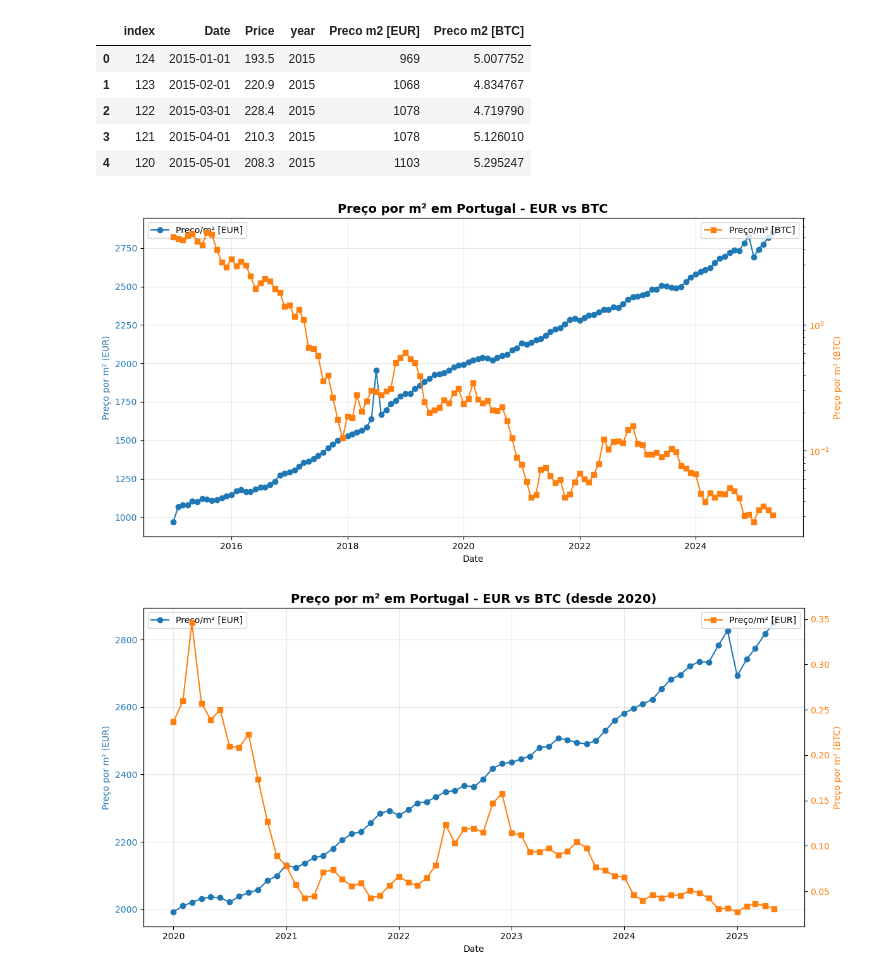
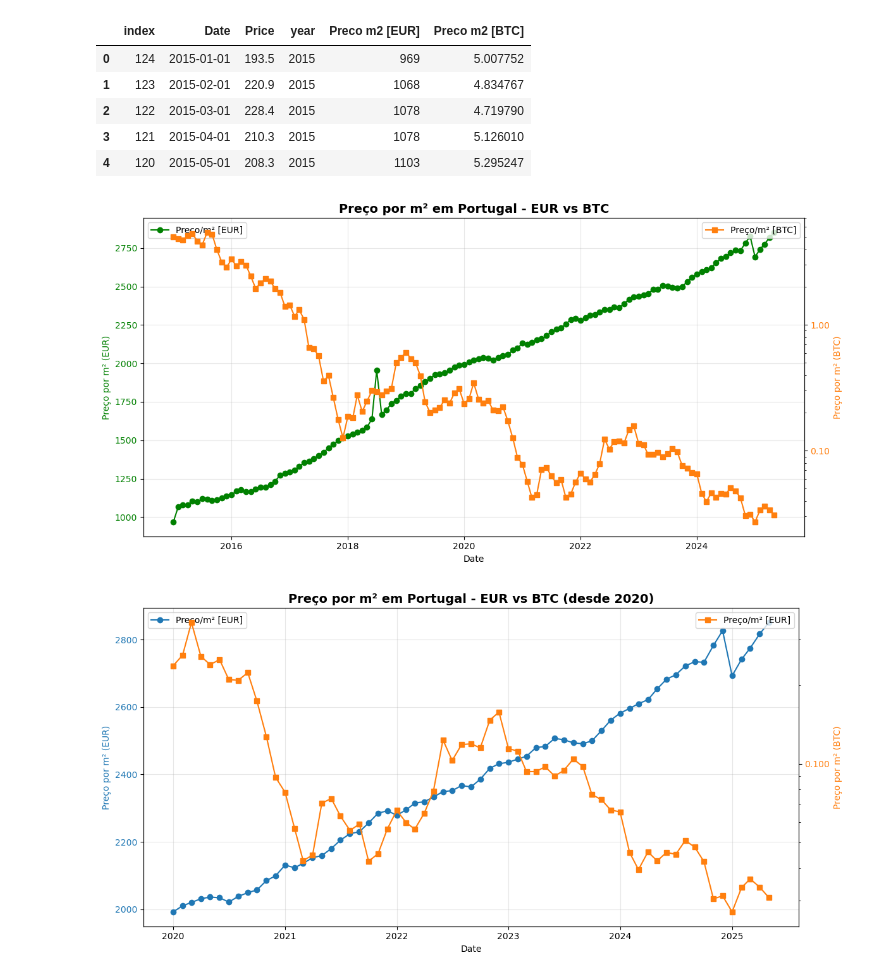
Before and after one commit to andrebarros6/pprbitcoin, a Jupyter notebook: ppr-bitcoin.ipynb, the cells around one changed output. Cells and saved outputs as stored; diff of their text form; code cells hidden in the pictures.

```diff
--- a/ppr-bitcoin.ipynb
+++ b/ppr-bitcoin.ipynb
@@ -201,16 +202,19 @@ color1 = 'tab:blue'
 ax1.set_xlabel('Date')
 
 
-ax1.set_ylabel('Preço por m² (EUR)', color=color1)
-ax1.plot(df['Date'], df['Preco m2 [EUR]'], color=color1, marker='o', label='Preço/m² [EUR]')
-ax1.tick_params(axis='y', labelcolor=color1)
+ax1.set_ylabel('Preço por m² (EUR)', color='green')
+ax1.plot(df['Date'], df['Preco m2 [EUR]'], color='green', marker='o', label='Preço/m² [EUR]')
+ax1.tick_params(axis='y', labelcolor='green')
 ax1.grid(True, alpha=0.3)
 
 # Create second y-axis for Bitcoin price
 ax2 = ax1.twinx()
 color2 = 'tab:orange'
 ax2.set_ylabel('Preço por m² (BTC)', color=color2)
+
 ax2.set_yscale('log')
+ax2.yaxis.set_major_formatter(ticker.ScalarFormatter(useMathText=False))
+
 ax2.plot(df['Date'], df['Preco m2 [BTC]'], color=color2, marker='s', label='Preço/m² [BTC]')
 ax2.tick_params(axis='y', labelcolor=color2)
 
@@ -222,7 +226,7 @@ ax2.legend(loc='upper right')
 plt.tight_layout()
 plt.show()
 # %% [output]
-[figure, old version]
+[figure, new version]
 # %%
 # making a new graph with only data from 2020
 
@@ -230,31 +234,36 @@ df_2020 = df[df['Date'] >= '2020-01-01']
 # %%
 
 # Create the plot with dual y-axes
 fig, ax1 = plt.subplots(figsize=(12, 6))
 
 # Plot house prices on left y-axis
 color1 = 'tab:blue'
 ax1.set_xlabel('Date')
 
 
 ax1.set_ylabel('Preço por m² (EUR)', color=color1)
 ax1.plot(df_2020['Date'], df_2020['Preco m2 [EUR]'], color=color1, marker='o', label='Preço/m² [EUR]')
 ax1.tick_params(axis='y', labelcolor=color1)
 ax1.grid(True, alpha=0.3)
 
 # Create second y-axis for Bitcoin price
 ax2 = ax1.twinx()
 color2 = 'tab:orange'
 ax2.set_ylabel('Preço por m² (BTC)', color=color2)
+
+ax2.set_yscale('log')
+ax2.yaxis.set_major_formatter(ticker.ScalarFormatter(useMathText=False))
+
+
 ax2.plot(df_2020['Date'], df_2020['Preco m2 [BTC]'], color=color2, marker='s', label='Preço/m² [EUR]')
 ax2.tick_params(axis='y', labelcolor=color2)
 
 # Add title and legends
 plt.title('Preço por m² em Portugal - EUR vs BTC (desde 2020)', fontsize=14, fontweight='bold')
 ax1.legend(loc='upper left')
 ax2.legend(loc='upper right')
 
 plt.tight_layout()
 plt.show()
 # %% [output]
-[figure, old version]
+[figure, new version]
```
Also changed, not shown: parts of 1 cell of this notebook.
